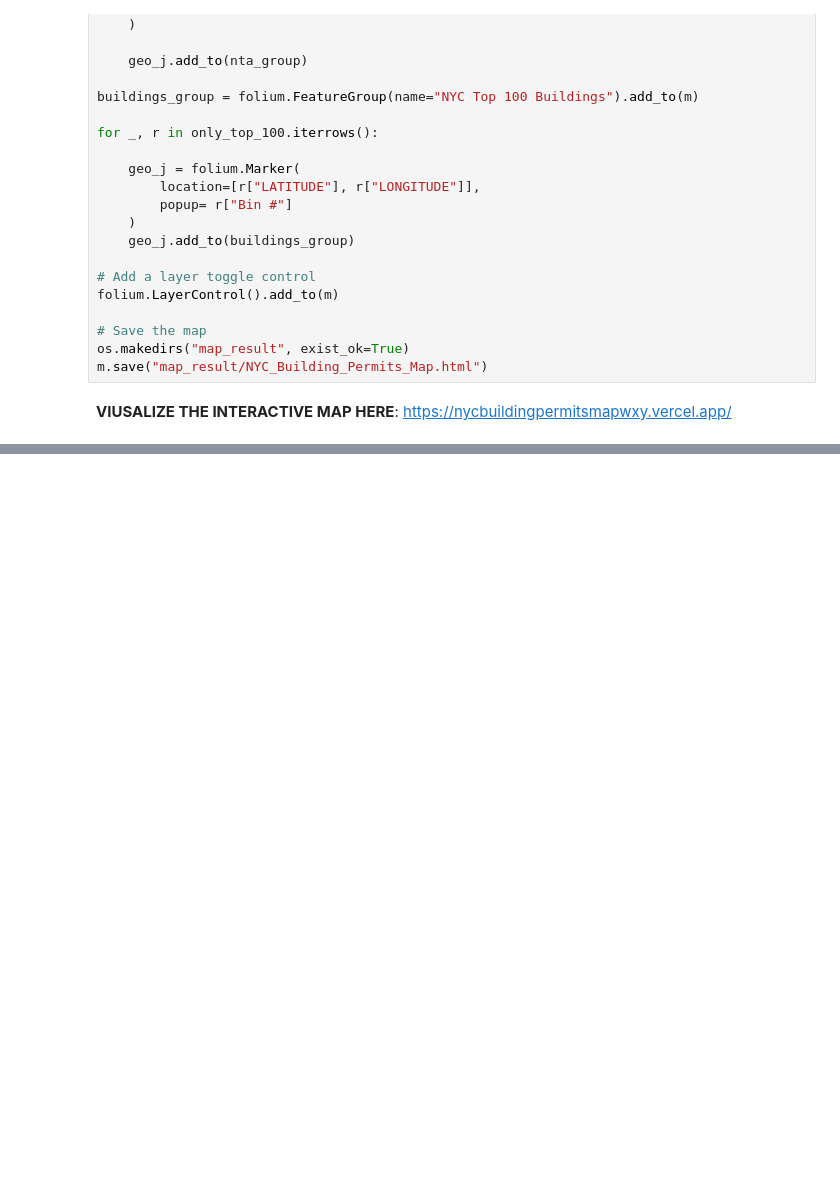
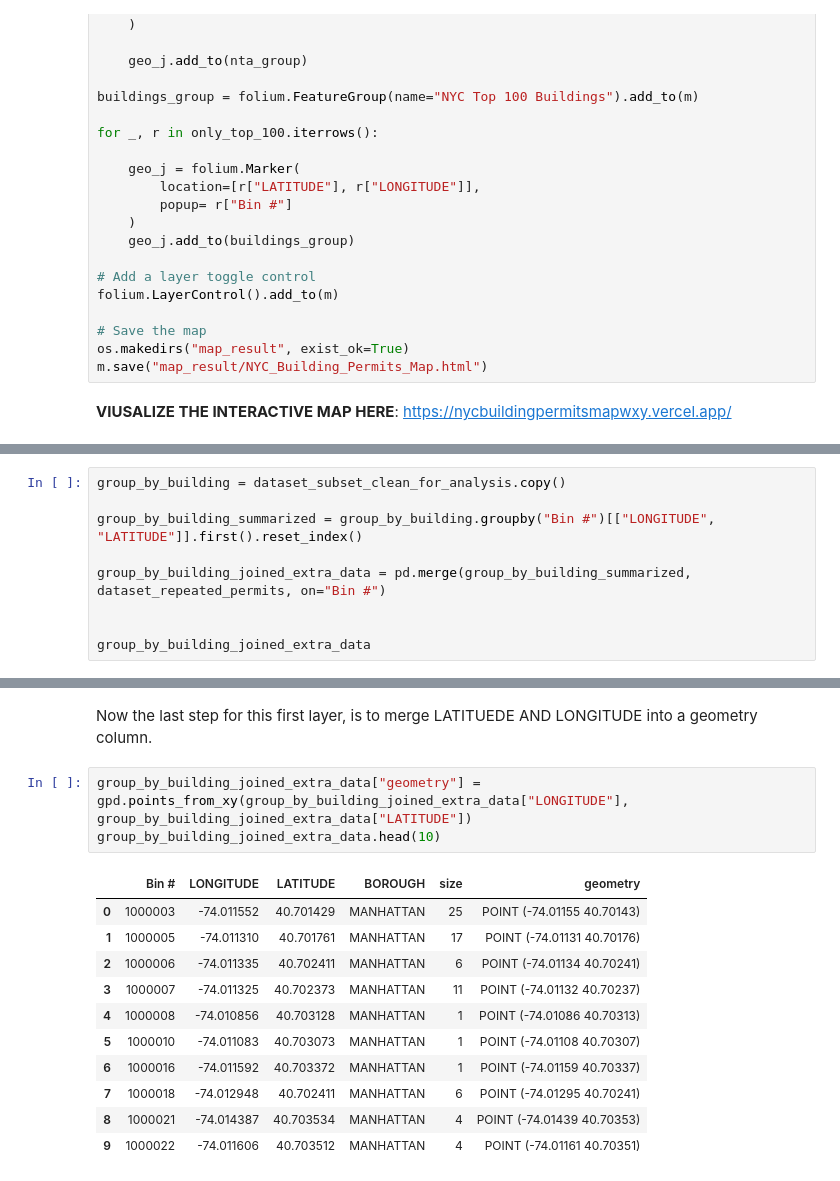
Before and after one commit to janmollet/WXY_ASSIGNMENT, a Jupyter notebook: part_b.ipynb, the cells around one changed output, grey strips where cells are left out. Cells and saved outputs as stored; diff of their text form; blank space fills up the shorter version.

```diff
--- a/part_b.ipynb
+++ b/part_b.ipynb
@@ -610,0 +633,9 @@ m.save("map_result/NYC_Building_Permits_Map.html")
+# %%
+group_by_building = dataset_subset_clean_for_analysis.copy()
+
+group_by_building_summarized = group_by_building.groupby("Bin #")[["LONGITUDE", "LATITUDE"]].first().reset_index()
+
+group_by_building_joined_extra_data = pd.merge(group_by_building_summarized, dataset_repeated_permits, on="Bin #")
+
+
+group_by_building_joined_extra_data
@@ -610,0 +668,17 @@ m.save("map_result/NYC_Building_Permits_Map.html")
+# %% [markdown]
+Now the last step for this first layer, is to merge LATITUEDE AND LONGITUDE into a geometry column.
+# %%
+group_by_building_joined_extra_data["geometry"] = gpd.points_from_xy(group_by_building_joined_extra_data["LONGITUDE"], group_by_building_joined_extra_data["LATITUDE"])
+group_by_building_joined_extra_data.head(10)
+# %% [output]
+|  | Bin # | LONGITUDE | LATITUDE | BOROUGH | size | geometry |
+| 0 | 1000003 | -74.011552 | 40.701429 | MANHATTAN | 25 | POINT (-74.01155 40.70143) |
+| 1 | 1000005 | -74.011310 | 40.701761 | MANHATTAN | 17 | POINT (-74.01131 40.70176) |
+| 2 | 1000006 | -74.011335 | 40.702411 | MANHATTAN | 6 | POINT (-74.01134 40.70241) |
+| 3 | 1000007 | -74.011325 | 40.702373 | MANHATTAN | 11 | POINT (-74.01132 40.70237) |
+| 4 | 1000008 | -74.010856 | 40.703128 | MANHATTAN | 1 | POINT (-74.01086 40.70313) |
+| 5 | 1000010 | -74.011083 | 40.703073 | MANHATTAN | 1 | POINT (-74.01108 40.70307) |
+| 6 | 1000016 | -74.011592 | 40.703372 | MANHATTAN | 1 | POINT (-74.01159 40.70337) |
+| 7 | 1000018 | -74.012948 | 40.702411 | MANHATTAN | 6 | POINT (-74.01295 40.70241) |
+| 8 | 1000021 | -74.014387 | 40.703534 | MANHATTAN | 4 | POINT (-74.01439 40.70353) |
+| 9 | 1000022 | -74.011606 | 40.703512 | MANHATTAN | 4 | POINT (-74.01161 40.70351) |
```
Also changed, not shown: parts of 63 cells of this notebook, 5 other files.
